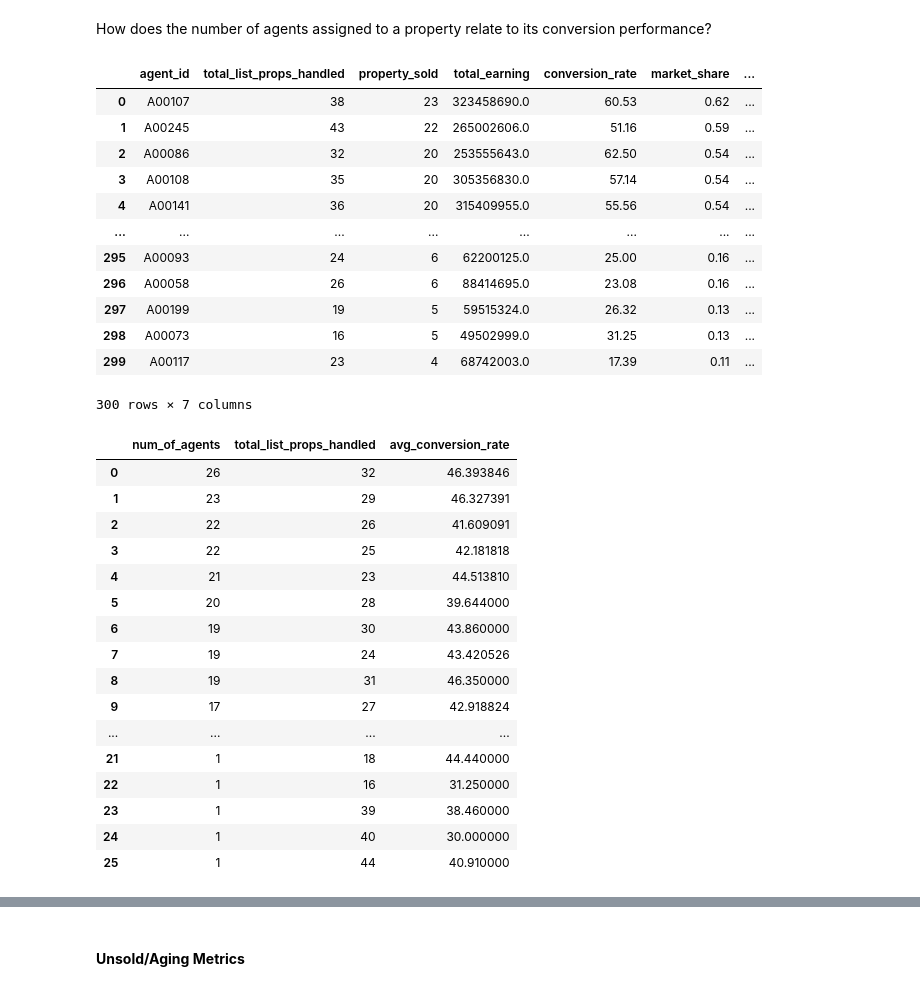
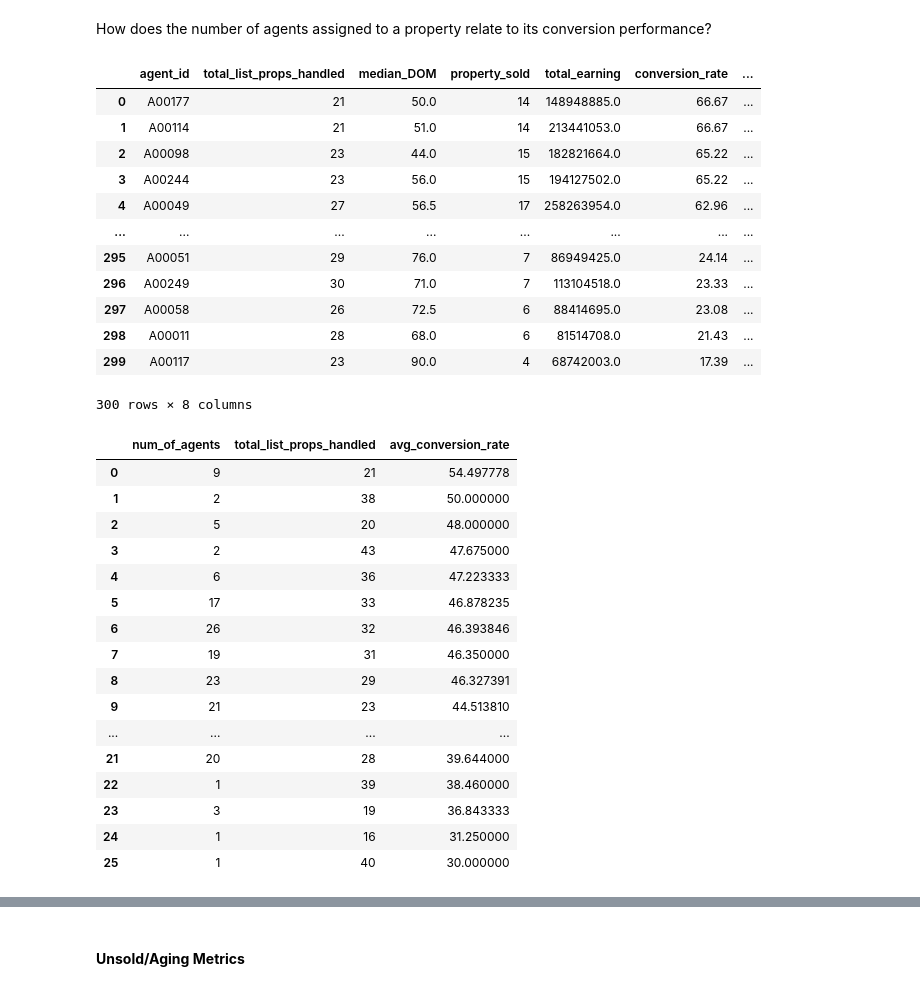
Before and after one commit to hlmtssilvia/Real_Estate_Analysis, a Jupyter notebook: Property And Listing Peformance.ipynb, the cells around one changed output, grey strips where cells are left out. Drawn from its saved outputs; the diff is of its cells as text; code cells hidden in the pictures.

```diff
--- a/Property And Listing Peformance.ipynb
+++ b/Property And Listing Peformance.ipynb
@@ -41,6 +40,7 @@ dataset = '''
                 ,l.listing_channel
                 ,l.listing_status
                 ,l.listed_price
+                ,l.days_on_market
                 ,l.close_date
                 ,t.deal_date
                 ,t.deal_price
@@ -68,12 +68,6 @@ df_dataset['deal_date'] = pd.to_datetime(df_dataset['deal_date']).astype('dateti
 df_dataset['listing_date'] = pd.to_datetime(df_dataset['listing_date']).astype('datetime64[ns]')
 df_dataset['close_date'] = pd.to_datetime(df_dataset['close_date']).astype('datetime64[ns]')
 
-
-df_dataset['days_on_market'] = np.where(\
-    df_dataset['close_date'].isna(),
-    (pd.Timestamp('2024-12-31') - df_dataset['listing_date']).dt.days,
-    (df_dataset['close_date'] - df_dataset['listing_date']).dt.days
-)
 
 bins_price = np.linspace(min(df_dataset['listed_price']),max(df_dataset['listed_price']),4)
 category = ['cheap','medium','expensive']
@@ -753,28 +797,29 @@ for col, df_result in property_perform.items():
 # %% [markdown]
 How does the number of agents assigned to a property relate to its conversion performance?
 # %%
-df_agent = df_dataset.groupby('agent_id').agg(total_list_props_handled = ('property_id','nunique'))
+df_agent = df_dataset.groupby('agent_id').agg(total_list_props_handled = ('property_id','nunique'),
+                                              median_DOM = ('days_on_market','median'))
 df_agent['property_sold'] = df_completed.groupby('agent_id')['transaction_id'].nunique()
 df_agent['total_earning'] = df_completed.groupby('agent_id')['deal_price'].sum()
 df_agent['conversion_rate'] = round((df_agent['property_sold']/df_agent['total_list_props_handled'])*100,2)
 df_agent['market_share'] = round((df_agent['property_sold']/(df_agent['property_sold'].sum()))*100,2)
 df_agent['revenue_share'] = round((df_agent['total_earning']/(df_agent['total_earning'].sum()))*100,2)
-df_agent = df_agent.sort_values('market_share',ascending = False).reset_index()
+df_agent = df_agent.sort_values(['conversion_rate', 'median_DOM'], ascending=[False, True]).reset_index()
 df_agent
 # %% [output]
-|  | agent_id | total_list_props_handled | property_sold | total_earning | conversion_rate | market_share | ... |
-| 0 | A00107 | 38 | 23 | 323458690.0 | 60.53 | 0.62 | ... |
-| 1 | A00245 | 43 | 22 | 265002606.0 | 51.16 | 0.59 | ... |
-| 2 | A00086 | 32 | 20 | 253555643.0 | 62.50 | 0.54 | ... |
-| 3 | A00108 | 35 | 20 | 305356830.0 | 57.14 | 0.54 | ... |
-| 4 | A00141 | 36 | 20 | 315409955.0 | 55.56 | 0.54 | ... |
+|  | agent_id | total_list_props_handled | median_DOM | property_sold | total_earning | conversion_rate | ... |
+| 0 | A00177 | 21 | 50.0 | 14 | 148948885.0 | 66.67 | ... |
+| 1 | A00114 | 21 | 51.0 | 14 | 213441053.0 | 66.67 | ... |
+| 2 | A00098 | 23 | 44.0 | 15 | 182821664.0 | 65.22 | ... |
+| 3 | A00244 | 23 | 56.0 | 15 | 194127502.0 | 65.22 | ... |
+| 4 | A00049 | 27 | 56.5 | 17 | 258263954.0 | 62.96 | ... |
 | ... | ... | ... | ... | ... | ... | ... | ... |
-| 295 | A00093 | 24 | 6 | 62200125.0 | 25.00 | 0.16 | ... |
-| 296 | A00058 | 26 | 6 | 88414695.0 | 23.08 | 0.16 | ... |
-| 297 | A00199 | 19 | 5 | 59515324.0 | 26.32 | 0.13 | ... |
-| 298 | A00073 | 16 | 5 | 49502999.0 | 31.25 | 0.13 | ... |
-| 299 | A00117 | 23 | 4 | 68742003.0 | 17.39 | 0.11 | ... |
+| 295 | A00051 | 29 | 76.0 | 7 | 86949425.0 | 24.14 | ... |
+| 296 | A00249 | 30 | 71.0 | 7 | 113104518.0 | 23.33 | ... |
+| 297 | A00058 | 26 | 72.5 | 6 | 88414695.0 | 23.08 | ... |
+| 298 | A00011 | 28 | 68.0 | 6 | 81514708.0 | 21.43 | ... |
+| 299 | A00117 | 23 | 90.0 | 4 | 68742003.0 | 17.39 | ... |
-300 rows × 7 columns
+300 rows × 8 columns
 # %%
 df_agent_perform = df_agent.copy()
 df_agent_perform = (
@@ -785,26 +830,29 @@ df_agent_perform = (
     .sort_values('num_of_agents',ascending = False)
     .reset_index()
 )
-df_agent_perform= df_agent_perform[['num_of_agents','total_list_props_handled' ,'avg_conversion_rate']]
+df_agent_perform= (df_agent_perform[['num_of_agents','total_list_props_handled' ,'avg_conversion_rate']]
+                   .sort_values('avg_conversion_rate',ascending = False)
+                   .reset_index(drop=True)
+)
 df_agent_perform
 # %% [output]
 |  | num_of_agents | total_list_props_handled | avg_conversion_rate |
-| 0 | 26 | 32 | 46.393846 |
-| 1 | 23 | 29 | 46.327391 |
-| 2 | 22 | 26 | 41.609091 |
-| 3 | 22 | 25 | 42.181818 |
-| 4 | 21 | 23 | 44.513810 |
-| 5 | 20 | 28 | 39.644000 |
-| 6 | 19 | 30 | 43.860000 |
-| 7 | 19 | 24 | 43.420526 |
-| 8 | 19 | 31 | 46.350000 |
-| 9 | 17 | 27 | 42.918824 |
+| 0 | 9 | 21 | 54.497778 |
+| 1 | 2 | 38 | 50.000000 |
+| 2 | 5 | 20 | 48.000000 |
+| 3 | 2 | 43 | 47.675000 |
+| 4 | 6 | 36 | 47.223333 |
+| 5 | 17 | 33 | 46.878235 |
+| 6 | 26 | 32 | 46.393846 |
+| 7 | 19 | 31 | 46.350000 |
+| 8 | 23 | 29 | 46.327391 |
+| 9 | 21 | 23 | 44.513810 |
 | ... | ... | ... | ... |
-| 21 | 1 | 18 | 44.440000 |
-| 22 | 1 | 16 | 31.250000 |
-| 23 | 1 | 39 | 38.460000 |
-| 24 | 1 | 40 | 30.000000 |
-| 25 | 1 | 44 | 40.910000 |
+| 21 | 20 | 28 | 39.644000 |
+| 22 | 1 | 39 | 38.460000 |
+| 23 | 3 | 19 | 36.843333 |
+| 24 | 1 | 16 | 31.250000 |
+| 25 | 1 | 40 | 30.000000 |
 # %%
 df_property = df_listing.copy()
 df_property['num_agent_handling'] = df_property.groupby('property_id')['agent_id'].transform('nunique')
```
Also changed, not shown: parts of 24 cells of this notebook, 2 other files.
